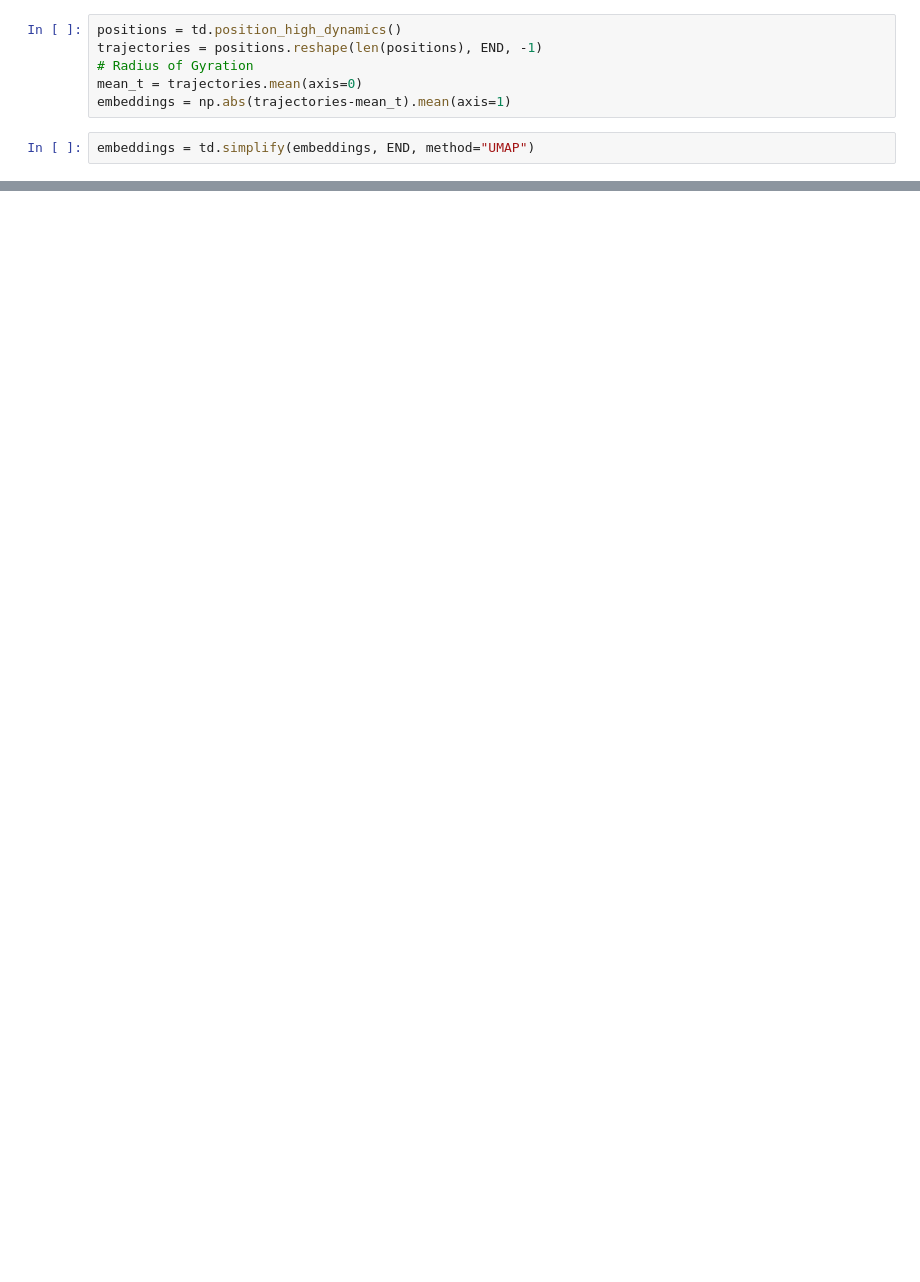
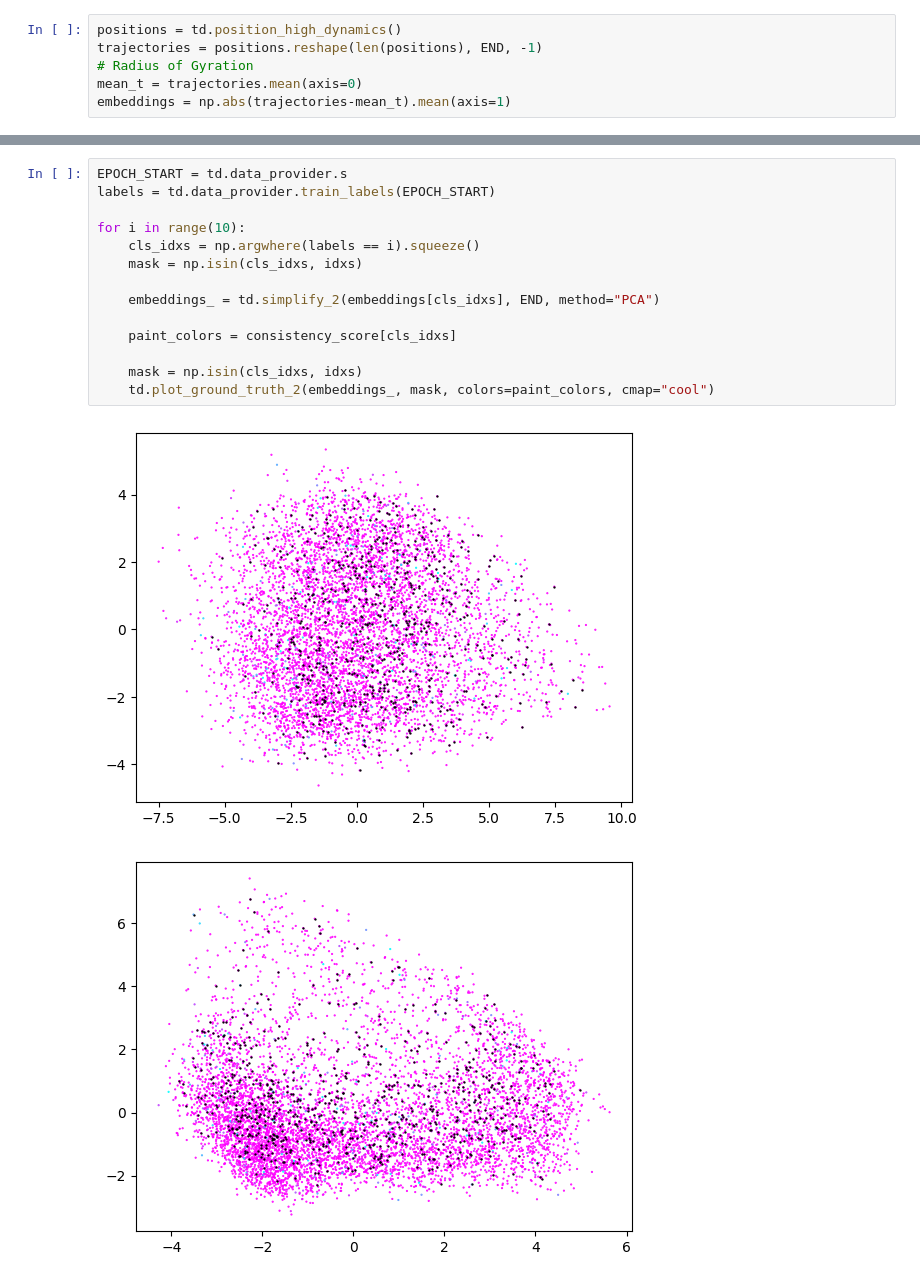
Before and after one commit to xianglinyang/GenVis, a Jupyter notebook: experiments/early-stopping.ipynb, the cells around one changed output, grey strips where cells are left out. Saved outputs shown, nothing was run; the diff lists cells and outputs as text; blank space fills up the shorter version.

```diff
--- a/experiments/early-stopping.ipynb
+++ b/experiments/early-stopping.ipynb
@@ -101,5 +130,3 @@ trajectories = positions.reshape(len(positions), END, -1)
 # Radius of Gyration
 mean_t = trajectories.mean(axis=0)
 embeddings = np.abs(trajectories-mean_t).mean(axis=1)
-# %%
-embeddings = td.simplify(embeddings, END, method="UMAP")
@@ -109,0 +133,17 @@ td.plot_ground_truth(embeddings, idxs, colors=mnist_consistency_score)
+# %%
+EPOCH_START = td.data_provider.s
+labels = td.data_provider.train_labels(EPOCH_START)
+
+for i in range(10):
+    cls_idxs = np.argwhere(labels == i).squeeze()
+    mask = np.isin(cls_idxs, idxs)
+
+    embeddings_ = td.simplify_2(embeddings[cls_idxs], END, method="PCA")
+
+    paint_colors = consistency_score[cls_idxs]
+
+    mask = np.isin(cls_idxs, idxs)
+    td.plot_ground_truth_2(embeddings_, mask, colors=paint_colors, cmap="cool")
+# %% [output]
+[figure, added]
+[figure, added]
```
Also changed, not shown: parts of 11 cells of this notebook.
